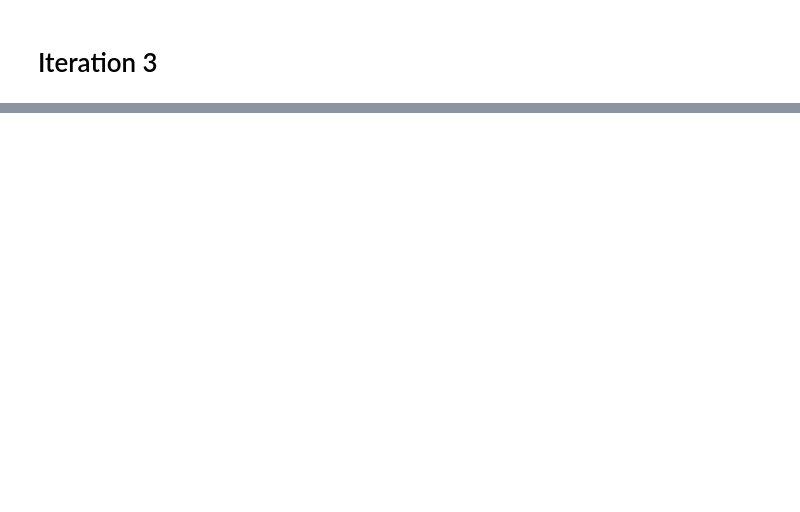
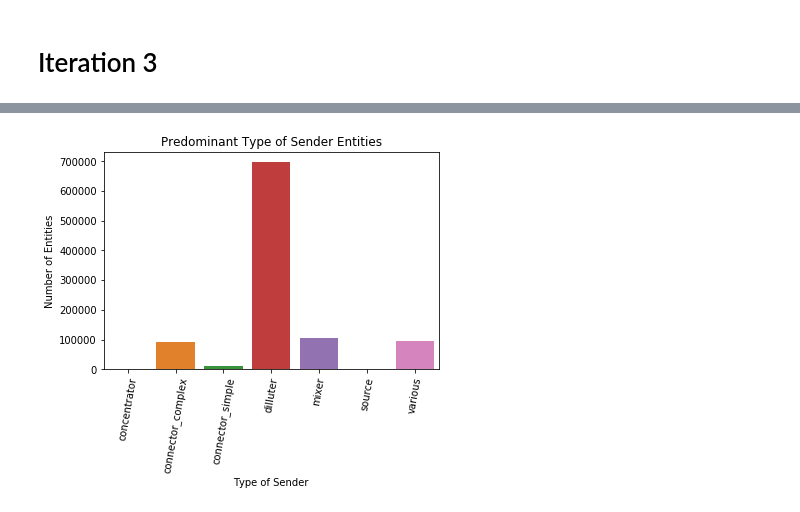
Before and after one commit to daniel-wenzel/polonius, a Jupyter notebook: jupyter/Taxonomy.ipynb, the cells around one changed output, grey strips where cells are left out. Drawn from its saved outputs; the diff is of its cells as text; code cells hidden in the pictures; blank space fills up the shorter version.

```diff
--- a/jupyter/Taxonomy.ipynb
+++ b/jupyter/Taxonomy.ipynb
@@ -84,0 +211,20 @@ df
+# %%
+df = sql('''
+SELECT e.name, parentT.type
+FROM
+    ((SELECT * FROM Entity ORDER BY name DESC LIMIT 1000000) e
+    NATURAL JOIN
+    EntityMetadata m)
+    INNER JOIN
+    ETransfer t
+    INNER JOIN
+    (Entity parent
+    NATURAL JOIN
+    EntityTaxonomy parentT)
+    ON e.name = t.`to` and t.`from` = parent.name
+GROUP BY e.name, parentT.type
+HAVING sum(amountInUSDCurrent) > 0.75 * involumeUSD''')
+aggr_parents = df.groupby('type').count().reset_index()
+aggr_parents.loc[aggr_parents['name'] == 'various'] = 1000000 - df.shape[0]
+aggr_parents = aggr_parents.append({'type' : 'various' , 'name' : 1000000 - df.shape[0]} , ignore_index=True)
+#aggr
@@ -84,0 +262,9 @@ df
+# %%
+sns.barplot(data=aggr_parents, x='type', y='name')
+plt.title('Predominant Type of Sender Entities')
+plt.xlabel('Type of Sender')
+plt.ylabel('Number of Entities')
+plt.xticks(rotation=80)
+plt.savefig('iter4a.pdf')
+# %% [output]
+[figure, added]
```
Also changed, not shown: parts of 18 cells of this notebook, 4 other files.
